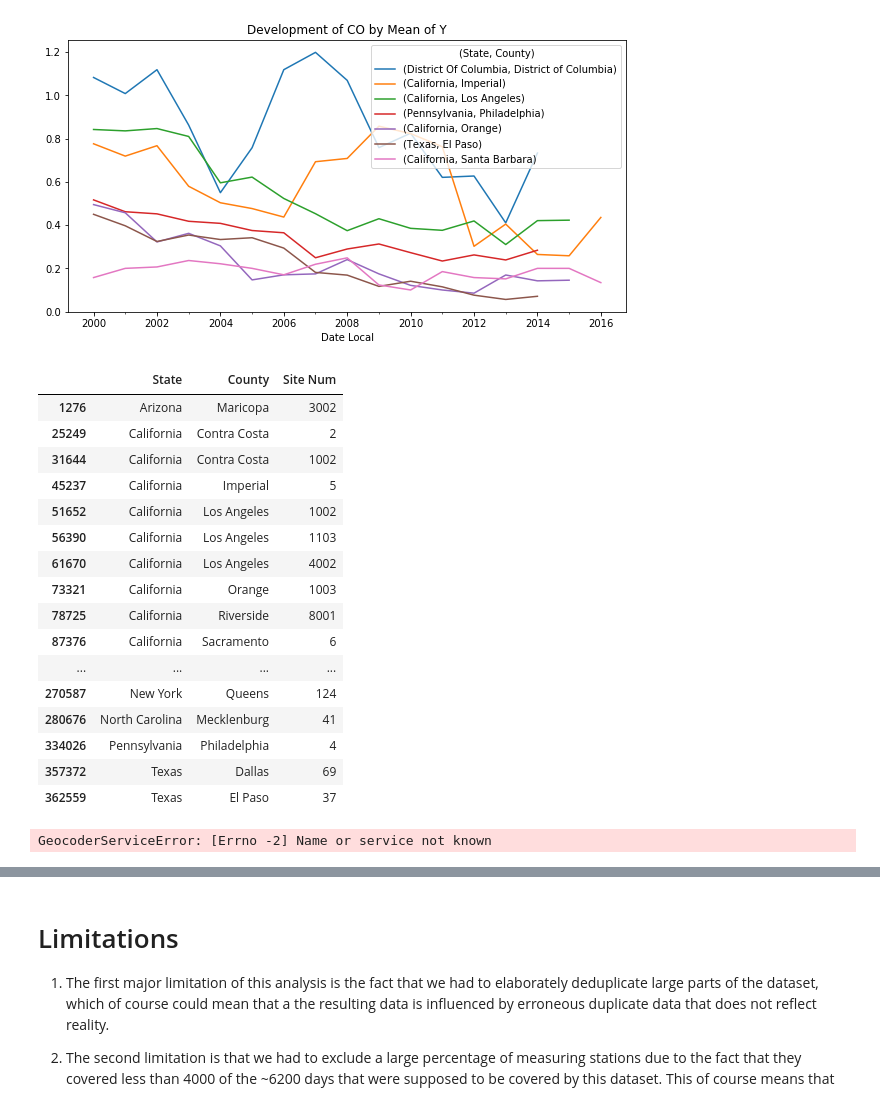
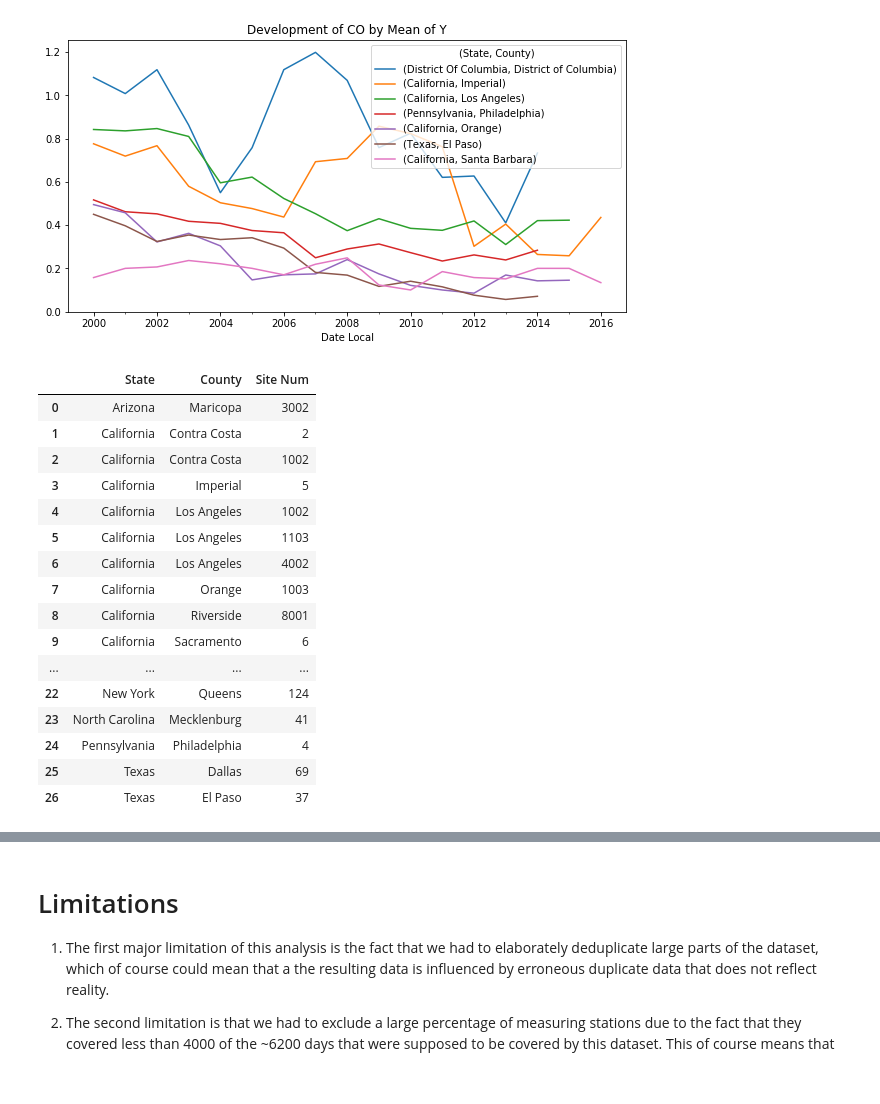
Before and after one commit to fionasi/dp1_pollution, a Jupyter notebook: pollution.ipynb, the cells around one changed output, grey strips where cells are left out. Saved outputs shown, nothing was run; the diff lists cells and outputs as text; code cells hidden in the pictures.

```diff
--- a/pollution.ipynb
+++ b/pollution.ipynb
@@ -330,31 +330,29 @@ plot_development('Y')
 [figure]
 [figure]
 # %%
-pollution_filtered[['State', 'County', 'Site Num']].drop_duplicates()
+counties = pollution_filtered[['State', 'County', 'Site Num']].drop_duplicates().reset_index(drop=True)
+counties
 # %% [output]
 |  | State | County | Site Num |
-| 1276 | Arizona | Maricopa | 3002 |
-| 25249 | California | Contra Costa | 2 |
-| 31644 | California | Contra Costa | 1002 |
-| 45237 | California | Imperial | 5 |
-| 51652 | California | Los Angeles | 1002 |
-| 56390 | California | Los Angeles | 1103 |
-| 61670 | California | Los Angeles | 4002 |
-| 73321 | California | Orange | 1003 |
-| 78725 | California | Riverside | 8001 |
-| 87376 | California | Sacramento | 6 |
+| 0 | Arizona | Maricopa | 3002 |
+| 1 | California | Contra Costa | 2 |
+| 2 | California | Contra Costa | 1002 |
+| 3 | California | Imperial | 5 |
+| 4 | California | Los Angeles | 1002 |
+| 5 | California | Los Angeles | 1103 |
+| 6 | California | Los Angeles | 4002 |
+| 7 | California | Orange | 1003 |
+| 8 | California | Riverside | 8001 |
+| 9 | California | Sacramento | 6 |
 | ... | ... | ... | ... |
-| 270587 | New York | Queens | 124 |
-| 280676 | North Carolina | Mecklenburg | 41 |
-| 334026 | Pennsylvania | Philadelphia | 4 |
-| 357372 | Texas | Dallas | 69 |
-| 362559 | Texas | El Paso | 37 |
+| 22 | New York | Queens | 124 |
+| 23 | North Carolina | Mecklenburg | 41 |
+| 24 | Pennsylvania | Philadelphia | 4 |
+| 25 | Texas | Dallas | 69 |
+| 26 | Texas | El Paso | 37 |
 # %%
 from geopy.geocoders import GoogleV3
 
-geolocator = GoogleV3(api_key='AIzaSyCTR6Dq8ImRjRmTjhpUDJP7h0qVKK__kFI')
+geolocator = GoogleV3(api_key='AIzaSyCTR6Dq8ImRjRmTjhpUDJP7h0qVKK__kFI', timeout=10)
 
-geolocator.geocode("Texas Dallas County")
-#pollution_filtered[['State', 'County', 'Site Num']].drop_duplicates().apply(lambda x: geolocator.geocode('{} {} County'.format(x['State'], x['County'])), axis=1)
+counties_geodata = counties.apply(lambda x: geolocator.geocode('{} {} County'.format(x['State'], x['County'])), axis=1)
-# %% [output]
-GeocoderServiceError: [Errno -2] Name or service not known
```
Also changed, not shown: parts of 1 cell of this notebook.
